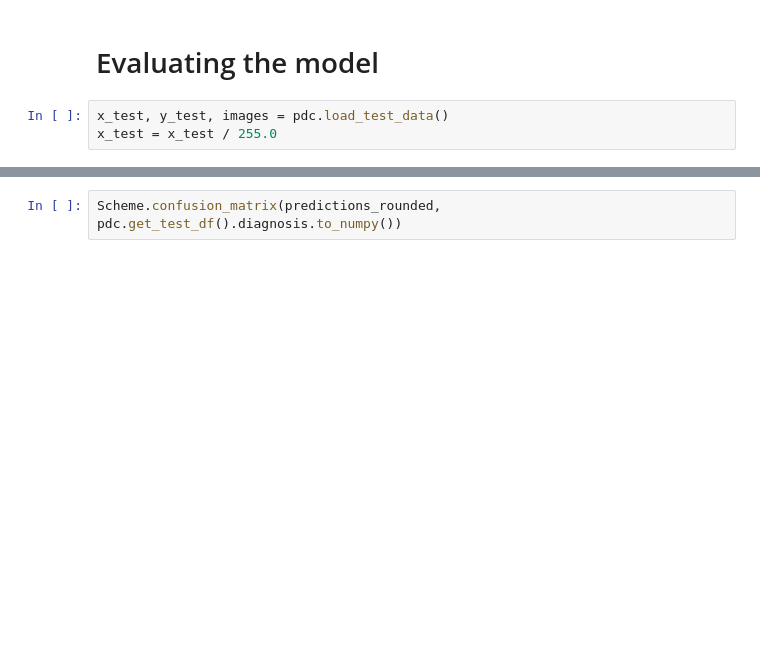
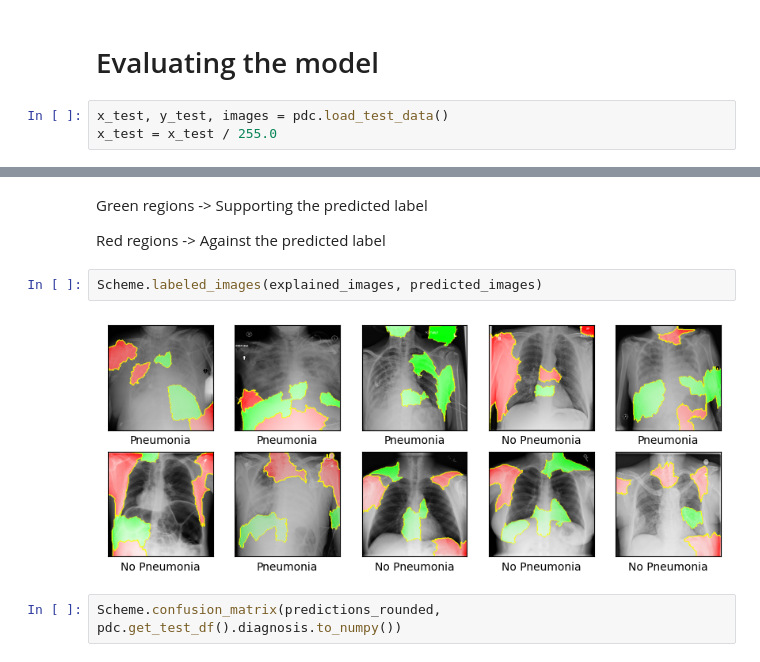
Before and after one commit to danifarre/pneumonia-detection, a Jupyter notebook: notebooks/lab1/stage2/pdc_2_4.ipynb, the cells around one changed output, grey strips where cells are left out. Cells and saved outputs as stored; diff of their text form; blank space fills up the shorter version.

```diff
--- a/notebooks/lab1/stage2/pdc_2_4.ipynb
+++ b/notebooks/lab1/stage2/pdc_2_4.ipynb
@@ -169,3 +175,11 @@ predictions_rounded = np.round(predictions).astype(int)
+# %% [markdown]
+Green regions -> Supporting the predicted label
+
+Red regions -> Against the predicted label
+# %%
+Scheme.labeled_images(explained_images, predicted_images)
+# %% [output]
+[figure, added]
 # %%
 Scheme.confusion_matrix(predictions_rounded, pdc.get_test_df().diagnosis.to_numpy())
 # %% [output]
```
Also changed, not shown: parts of 12 cells of this notebook, 19 other files.
